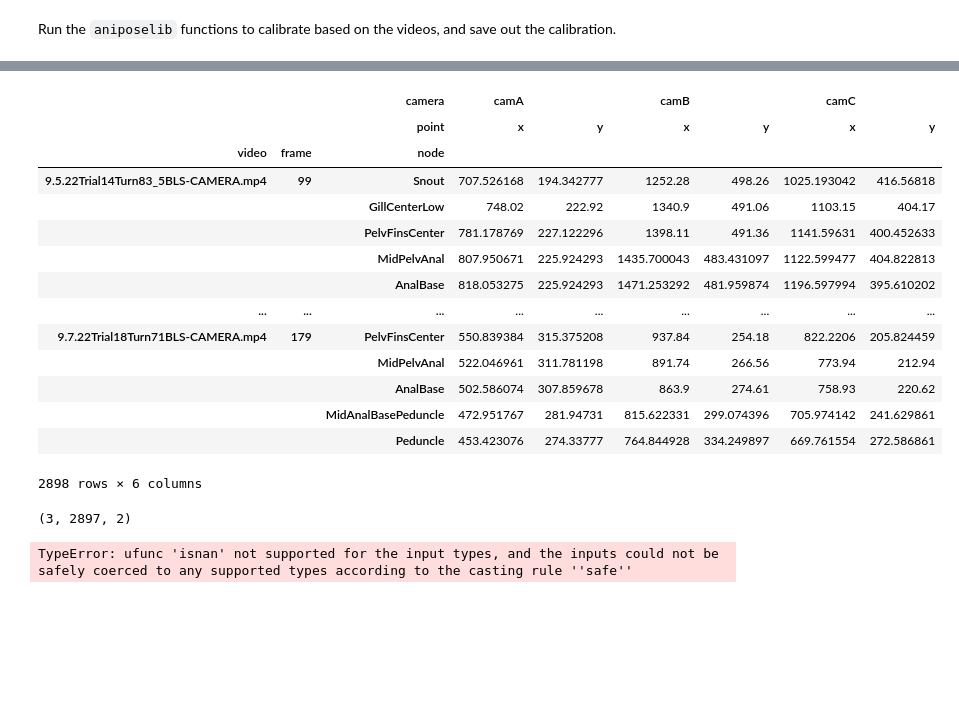
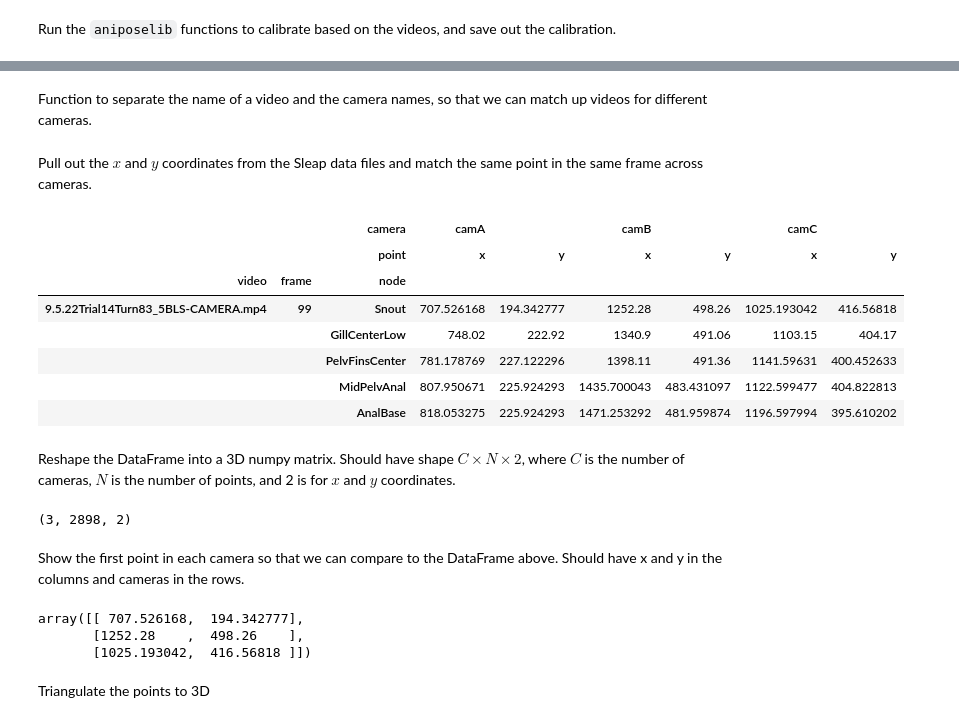
Before and after one commit to tytell/tytell-lab, a Jupyter notebook: triangulate_sleap.ipynb, the cells around one changed output, grey strips where cells are left out. Cells and saved outputs as stored; diff of their text form; code cells hidden in the pictures; blank space fills up the shorter version.

```diff
--- a/triangulate_sleap.ipynb
+++ b/triangulate_sleap.ipynb
@@ -129,6 +138,8 @@ node_count = len(labels[0].skeletons[0].nodes)
 node_names = [node.name for node in labels[0].skeletons[0].nodes]
 
 videos = [[v1.backend.filename for v1 in l1.videos if re.search(c1, v1.backend.filename) is not None] for l1, c1 in zip(labels, camnames)]
+# %% [markdown]
+Function to separate the name of a video and the camera names, so that we can match up videos for different cameras.
 # %%
 def separate_video_and_camera(vidname, camnames):
     fn1 = re.sub(r'\\', '/', vidname)
@@ -143,6 +154,8 @@ def separate_video_and_camera(vidname, camnames):
         matched_camera = None
 
     return fn1, matched_camera
+# %% [markdown]
+Pull out the $x$ and $y$ coordinates from the Sleap data files and match the same point in the same frame across cameras.
 # %%
 nodenames = [n.name for n in labels[0].skeletons[0].nodes]
 
@@ -181,32 +194,33 @@ for l1, cam1 in zip(labels, camnames):
 
 ptsall = pd.concat(ptsall, axis=1)
 # %%
-ptsall
+ptsall.head()
 # %% [output]
 |  |  | camera | camA |  | camB |  | camC |  |
 |  |  | point | x | y | x | y | x | y |
 | video | frame | node |  |  |  |  |  |  |
 | 9.5.22Trial14Turn83_5BLS-CAMERA.mp4 | 99 | Snout | 707.526168 | 194.342777 | 1252.28 | 498.26 | 1025.193042 | 416.56818 |
 |  |  | GillCenterLow | 748.02 | 222.92 | 1340.9 | 491.06 | 1103.15 | 404.17 |
 |  |  | PelvFinsCenter | 781.178769 | 227.122296 | 1398.11 | 491.36 | 1141.59631 | 400.452633 |
 |  |  | MidPelvAnal | 807.950671 | 225.924293 | 1435.700043 | 483.431097 | 1122.599477 | 404.822813 |
 |  |  | AnalBase | 818.053275 | 225.924293 | 1471.253292 | 481.959874 | 1196.597994 | 395.610202 |
-| ... | ... | ... | ... | ... | ... | ... | ... | ... |
-| 9.7.22Trial18Turn71BLS-CAMERA.mp4 | 179 | PelvFinsCenter | 550.839384 | 315.375208 | 937.84 | 254.18 | 822.2206 | 205.824459 |
-|  |  | MidPelvAnal | 522.046961 | 311.781198 | 891.74 | 266.56 | 773.94 | 212.94 |
-|  |  | AnalBase | 502.586074 | 307.859678 | 863.9 | 274.61 | 758.93 | 220.62 |
-|  |  | MidAnalBasePeduncle | 472.951767 | 281.94731 | 815.622331 | 299.074396 | 705.974142 | 241.629861 |
-|  |  | Peduncle | 453.423076 | 274.33777 | 764.844928 | 334.249897 | 669.761554 | 272.586861 |
-2898 rows × 6 columns
+# %% [markdown]
+Reshape the DataFrame into a 3D numpy matrix. Should have shape $C \times N \times 2$, where $C$ is the number of cameras, $N$ is the number of points, and 2 is for $x$ and $y$ coordinates.
 # %%
-q = ptsall.stack().to_numpy().reshape((-1, 2, 3))
-q = q.transpose([2, 0, 1])
-
-q.shape
+ptsmatrix = ptsall.to_numpy().reshape((-1, 3, 2))
+ptsmatrix = ptsmatrix.transpose((1,0,2)).astype(np.float64)
+print(ptsmatrix.shape)
 # %% [output]
-(3, 2897, 2)
+(3, 2898, 2)
+# %% [markdown]
+Show the first point in each camera so that we can compare to the DataFrame above. Should have x and y in the columns and cameras in the rows.
+# %%
+ptsmatrix[:,0,:]
+# %% [output]
+array([[ 707.526168,  194.342777],
+       [1252.28    ,  498.26    ],
+       [1025.193042,  416.56818 ]])
+# %% [markdown]
+Triangulate the points to 3D
 # %%
-
-camgroup.triangulate(q[:,0,:], progress=True, undistort=False)
+pts3d = camgroup.triangulate(ptsmatrix, progress=True, undistort=False)
-# %% [output]
-TypeError: ufunc 'isnan' not supported for the input types, and the inputs could not be safely coerced to any supported types according to the casting rule ''safe''
```
Also changed, not shown: parts of 31 cells of this notebook.
